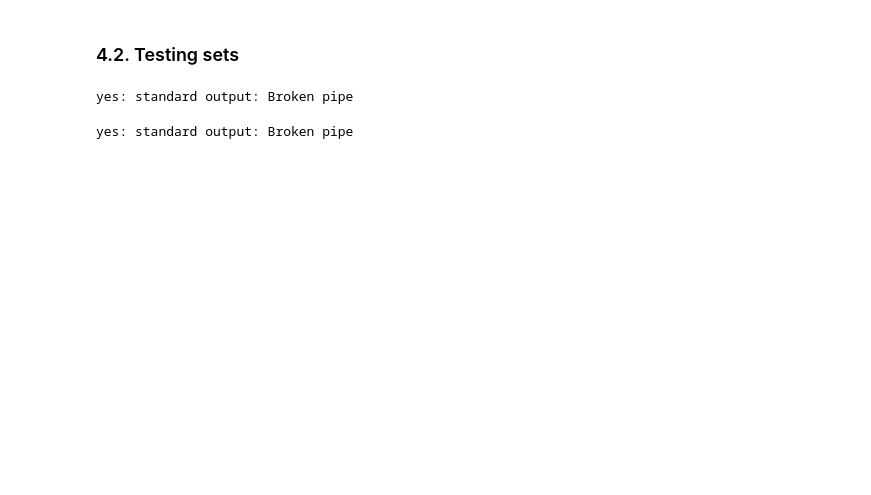
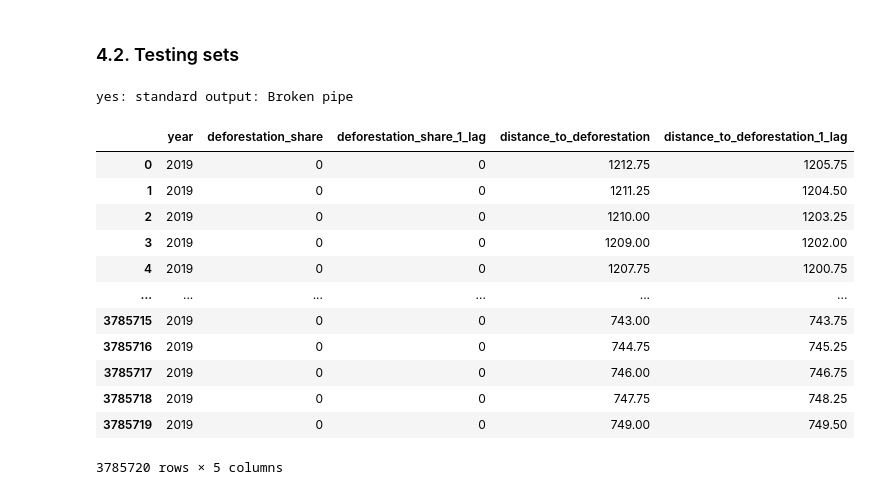
Before and after one commit to pantonar/forest_mind, a Jupyter notebook: analysis/data_formatting.ipynb, the cells around one changed output. Drawn from its saved outputs; the diff is of its cells as text; code cells hidden in the pictures; blank space fills up the shorter version.

```diff
--- a/analysis/data_formatting.ipynb
+++ b/analysis/data_formatting.ipynb
@@ -573,10 +642,2 @@ merge_variant_invariant(year, rst)
 # %% [output]
 yes: standard output: Broken pipe
-# %%
-# test dataset NATIONAL
-year = 2020
-rst = 'national'
-create_dataset(year, rst)
-merge_variant_invariant(year, rst)
-# %% [output]
-yes: standard output: Broken pipe
@@ -582,0 +646,16 @@ yes: standard output: Broken pipe
+# %%
+pd.read_csv("intermediate/time_varying_2019.csv")
+# %% [output]
+|  | year | deforestation_share | deforestation_share_1_lag | distance_to_deforestation | distance_to_deforestation_1_lag |
+| 0 | 2019 | 0 | 0 | 1212.75 | 1205.75 |
+| 1 | 2019 | 0 | 0 | 1211.25 | 1204.50 |
+| 2 | 2019 | 0 | 0 | 1210.00 | 1203.25 |
+| 3 | 2019 | 0 | 0 | 1209.00 | 1202.00 |
+| 4 | 2019 | 0 | 0 | 1207.75 | 1200.75 |
+| ... | ... | ... | ... | ... | ... |
+| 3785715 | 2019 | 0 | 0 | 743.00 | 743.75 |
+| 3785716 | 2019 | 0 | 0 | 744.75 | 745.25 |
+| 3785717 | 2019 | 0 | 0 | 746.00 | 746.75 |
+| 3785718 | 2019 | 0 | 0 | 747.75 | 748.25 |
+| 3785719 | 2019 | 0 | 0 | 749.00 | 749.50 |
+3785720 rows × 5 columns
```
Also changed, not shown: parts of 13 cells of this notebook.
